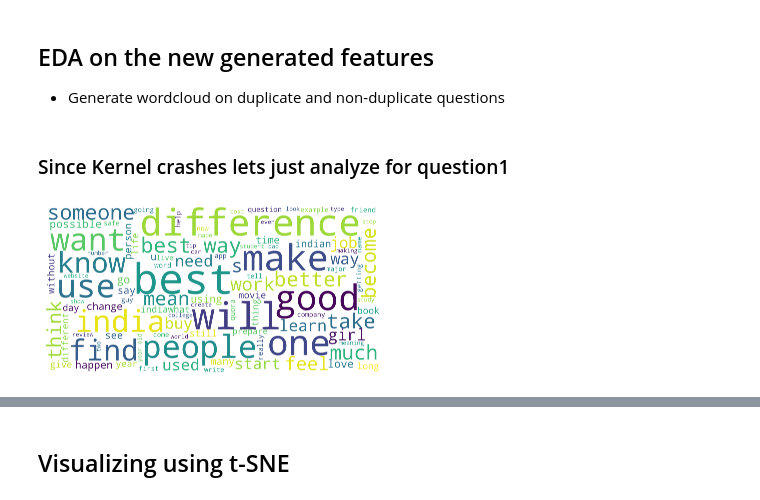
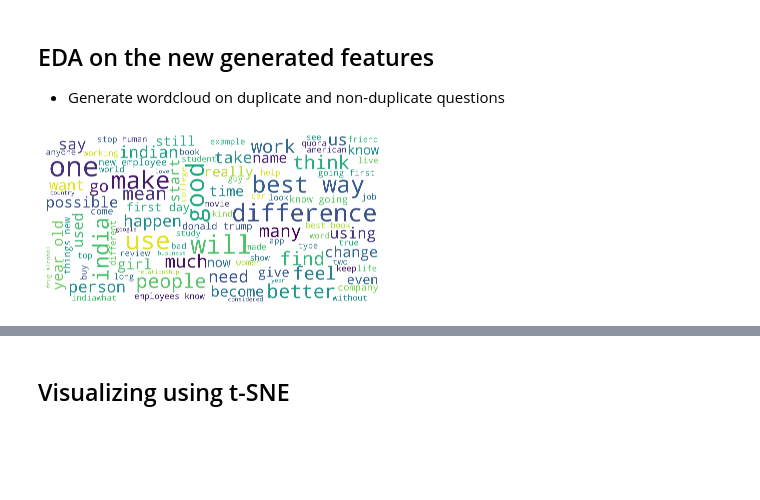
Before and after one commit to Vikas-KM/quora-question-pair, a Jupyter notebook: solving_quora_question_pair.ipynb, the cells around one changed output, grey strips where cells are left out. Cells and saved outputs as stored; diff of their text form; code cells hidden in the pictures; blank space fills up the shorter version.

```diff
--- a/solving_quora_question_pair.ipynb
+++ b/solving_quora_question_pair.ipynb
@@ -991,0 +1096,2 @@ gc.collect()
+# %%
+df = pickle.load(open('/content/gdrive/My Drive/data-cleaned-advanced-feature.csv', 'rb'))
@@ -997,24 +1112,22 @@ word_cloud_text = ''.join(df[df['is_duplicate']==0]['question1'])
 word_cloud_text += ''.join(df[df['is_duplicate']==0]['question2'])
 # df_dup = df[df['is_duplicate']==0]
 # word_cloud_text = np.dstack([df_dup['question1'], df_dup['question2']]).flatten()
-# %% [markdown]
-### Since Kernel crashes lets just analyze for question1
 # %%
 wordcloud = WordCloud(max_font_size=100, # Maximum font size for the largest word
                       max_words=100, # The maximum number of words
                       background_color="white", # Background color for the word cloud image
                       scale = 10, # Scaling between computation and drawing
-                      width=800, # Width of the canvas
-                      height=400 # Height of the canvas
+                      width=1200, # Width of the canvas
+                      height=600 # Height of the canvas
                      ).generate(word_cloud_text)
 
 plt.figure()
 plt.imshow(wordcloud,
            interpolation="bilinear") # to make the displayed image appear more smoothly
 plt.axis("off")
 plt.show()
 # %% [output]
-[figure, old version]
+[figure, new version]
 # %%
 gc.collect()
 # %% [output]
```
Also changed, not shown: parts of 107 cells of this notebook.
